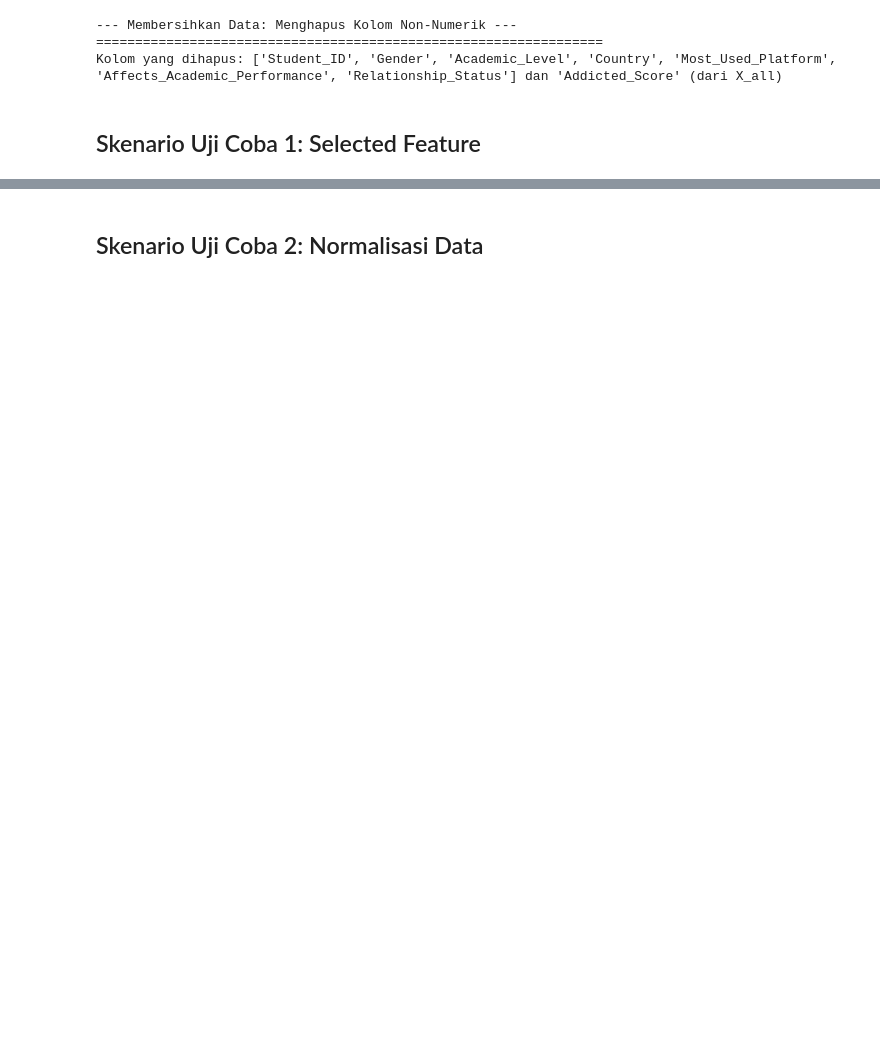
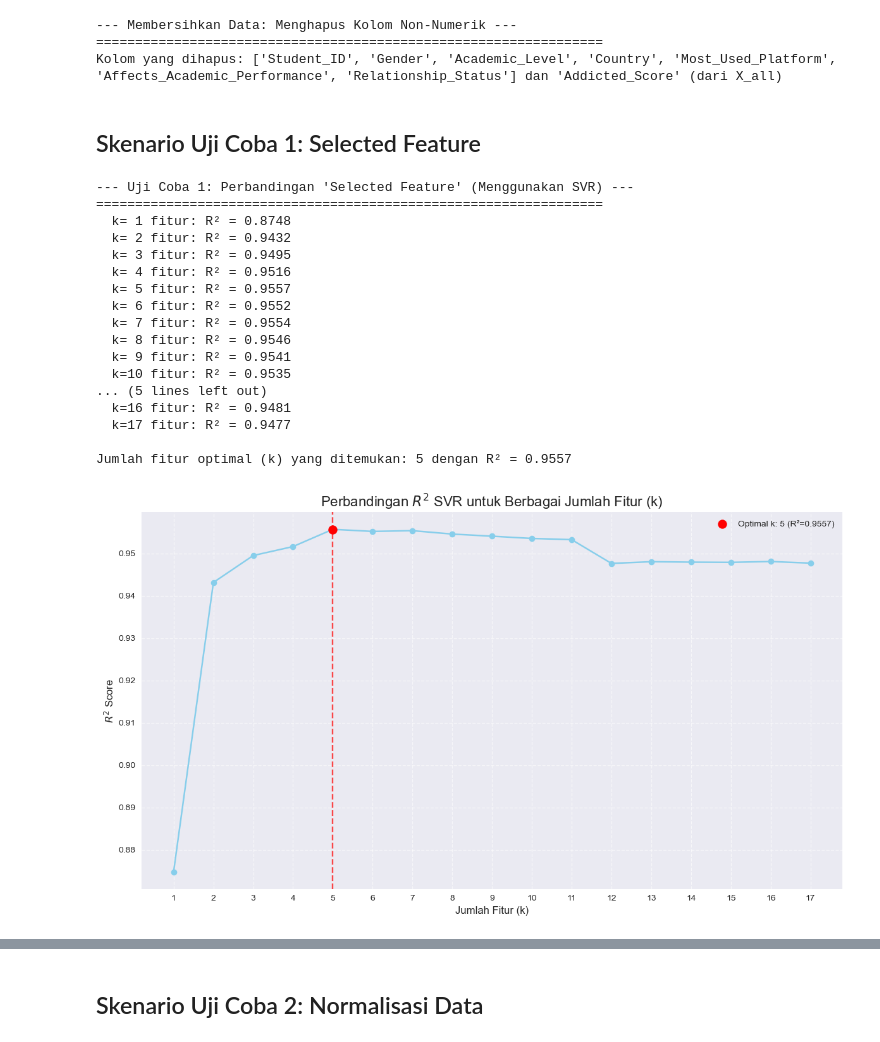
Before and after one commit to tsaqifimtinan/finalproject-kel-8-pm-d, a Jupyter notebook: svm/svm_analysis.ipynb, the cells around one changed output, grey strips where cells are left out. Drawn from its saved outputs; the diff is of its cells as text; code cells hidden in the pictures; blank space fills up the shorter version.

```diff
--- a/svm/svm_analysis.ipynb
+++ b/svm/svm_analysis.ipynb
@@ -96,3 +87,81 @@ print(f"Kolom yang dihapus: {columns_to_drop_from_features} dan '{target_column}
 Kolom yang dihapus: ['Student_ID', 'Gender', 'Academic_Level', 'Country', 'Most_Used_Platform', 'Affects_Academic_Performance', 'Relationship_Status'] dan 'Addicted_Score' (dari X_all)
 # %% [markdown]
 ## Skenario Uji Coba 1: Selected Feature
+# %%
+# --- Uji Coba 1: Perbandingan "Selected Feature" (Menggunakan SVR) ---
+print("\n--- Uji Coba 1: Perbandingan 'Selected Feature' (Menggunakan SVR) ---")
+print("=" * 65)
+
+# Split data into training and testing sets (X_all sebagai dasar)
+X_train_all, X_test_all, y_train, y_test = train_test_split(X_all, y, test_size=0.2, random_state=42)
+
+# Daftar nilai k yang akan diuji (dari 1 fitur hingga semua fitur)
+k_values_to_test = [k for k in range(1, X_all.shape[1] + 1)]
+
+# Dictionary untuk menyimpan R^2 score untuk setiap nilai k
+r2_scores_per_k = {}
+
+for k in k_values_to_test:
+    selector = SelectKBest(score_func=f_regression, k=k)
+    selector.fit(X_train_all, y_train) # Fit pada data training
+    X_train_selected_k = selector.transform(X_train_all)
+    X_test_selected_k = selector.transform(X_test_all)
+
+    svr_model_temp = SVR() # Model SVR default untuk evaluasi k
+    svr_model_temp.fit(X_train_selected_k, y_train)
+    y_pred_k = svr_model_temp.predict(X_test_selected_k)
+    r2_k = r2_score(y_test, y_pred_k)
+    r2_scores_per_k[k] = r2_k
+    print(f"  k={k:2d} fitur: R² = {r2_k:.4f}")
+
+# Temukan nilai k yang memberikan R^2 tertinggi
+optimal_k = max(r2_scores_per_k, key=r2_scores_per_k.get)
+best_r2_for_optimal_k = r2_scores_per_k[optimal_k]
+
+print(f"\nJumlah fitur optimal (k) yang ditemukan: {optimal_k} dengan R² = {best_r2_for_optimal_k:.4f}")
+
+# Membuat grafik R^2
+plt.figure(figsize=(12, 7))
+plt.plot(list(r2_scores_per_k.keys()), list(r2_scores_per_k.values()), marker='o', linestyle='-', color='skyblue')
+plt.title('Perbandingan $R^2$ SVR untuk Berbagai Jumlah Fitur (k)', fontsize=16)
+plt.xlabel('Jumlah Fitur (k)', fontsize=12)
+plt.ylabel('$R^2$ Score', fontsize=12)
+plt.xticks(list(r2_scores_per_k.keys()))
+plt.grid(True, linestyle='--', alpha=0.6)
+
+# Tandai k optimal
+plt.scatter(optimal_k, best_r2_for_optimal_k, color='red', s=100, zorder=5, label=f'Optimal k: {optimal_k} (R²={best_r2_for_optimal_k:.4f})')
+plt.axvline(x=optimal_k, color='red', linestyle='--', alpha=0.7)
+plt.legend()
+plt.tight_layout()
+plt.show()
+
+# Mendapatkan fitur yang dipilih oleh SelectKBest dengan optimal_k
+final_selector_optimal = SelectKBest(score_func=f_regression, k=optimal_k)
+final_selector_optimal.fit(X_train_all, y_train) # Fit lagi dengan k optimal
+features_selected_by_kbest_optimal = X_all.columns[final_selector_optimal.get_support()].tolist()
+
+print("\n--- Fitur Optimal Telah Terpilih dan Akan Digunakan untuk Perbandingan ---")
+print(f"Jumlah fitur yang akan digunakan: {optimal_k}")
+print("Daftar fitur terpilih:")
+for i, feature in enumerate(features_selected_by_kbest_optimal, 1):
+    print(f"  {i}. {feature}")
+# %% [output]
+--- Uji Coba 1: Perbandingan 'Selected Feature' (Menggunakan SVR) ---
+=================================================================
+  k= 1 fitur: R² = 0.8748
+  k= 2 fitur: R² = 0.9432
+  k= 3 fitur: R² = 0.9495
+  k= 4 fitur: R² = 0.9516
+  k= 5 fitur: R² = 0.9557
+  k= 6 fitur: R² = 0.9552
+  k= 7 fitur: R² = 0.9554
+  k= 8 fitur: R² = 0.9546
+  k= 9 fitur: R² = 0.9541
+  k=10 fitur: R² = 0.9535
+... (5 lines left out)
+  k=16 fitur: R² = 0.9481
+  k=17 fitur: R² = 0.9477
+
+Jumlah fitur optimal (k) yang ditemukan: 5 dengan R² = 0.9557
+[figure, added]
```
Also changed, not shown: parts of 10 cells of this notebook.
